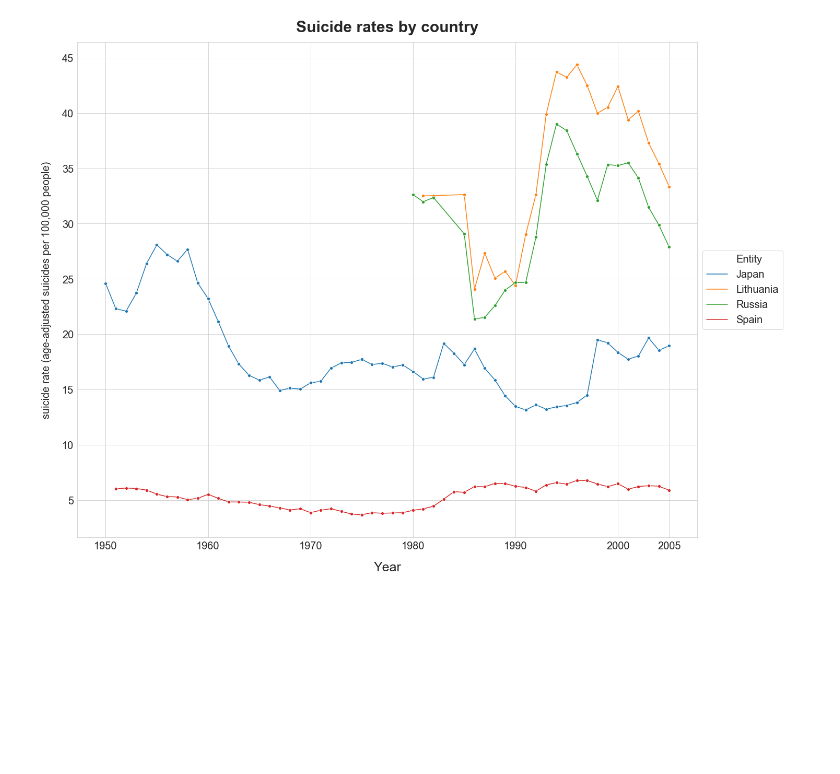
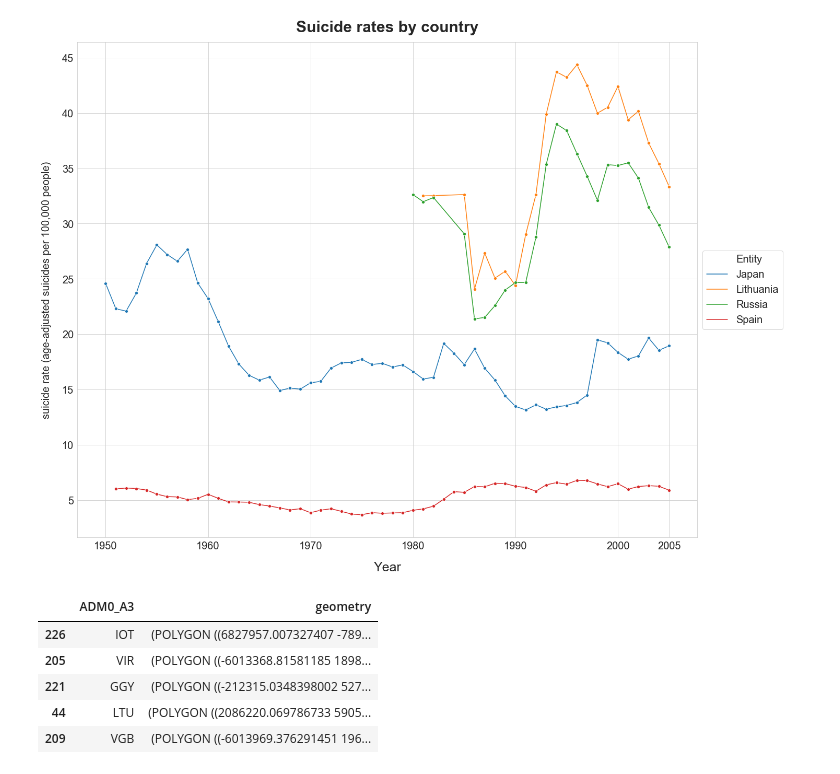
Before and after one commit to NachoMartinezJ/your-own-project, a Jupyter notebook: suicide_analysis2.ipynb, the cells around one changed output. Saved outputs shown, nothing was run; the diff lists cells and outputs as text; code cells hidden in the pictures; blank space fills up the shorter version.

```diff
--- a/suicide_analysis2.ipynb
+++ b/suicide_analysis2.ipynb
@@ -104,0 +121,15 @@ plt.show()
+# %%
+# Creating a GeoDataFrame.
+# ADM0_A3 --> Contains the countries codes.
+# geometry --> Contains the polygonal shapes that'll be used to draw our countries.
+# A CRS tells Python how those coordinates are related to places on the Earth.
+# +proj=robin --> We're telling which map projection, i.e. form, we're going to use.
+gdf = gpd.read_file(shapefile)[['ADM0_A3', 'geometry']].to_crs('+proj=robin')
+gdf.sample(5)
+# %% [output]
+|  | ADM0_A3 | geometry |
+| 226 | IOT | (POLYGON ((6827957.007327407 -789... |
+| 205 | VIR | (POLYGON ((-6013368.81581185 1898... |
+| 221 | GGY | (POLYGON ((-212315.0348398002 527... |
+| 44 | LTU | (POLYGON ((2086220.069786733 5905... |
+| 209 | VGB | (POLYGON ((-6013969.376291451 196... |
```
Also changed, not shown: parts of 5 cells of this notebook.
